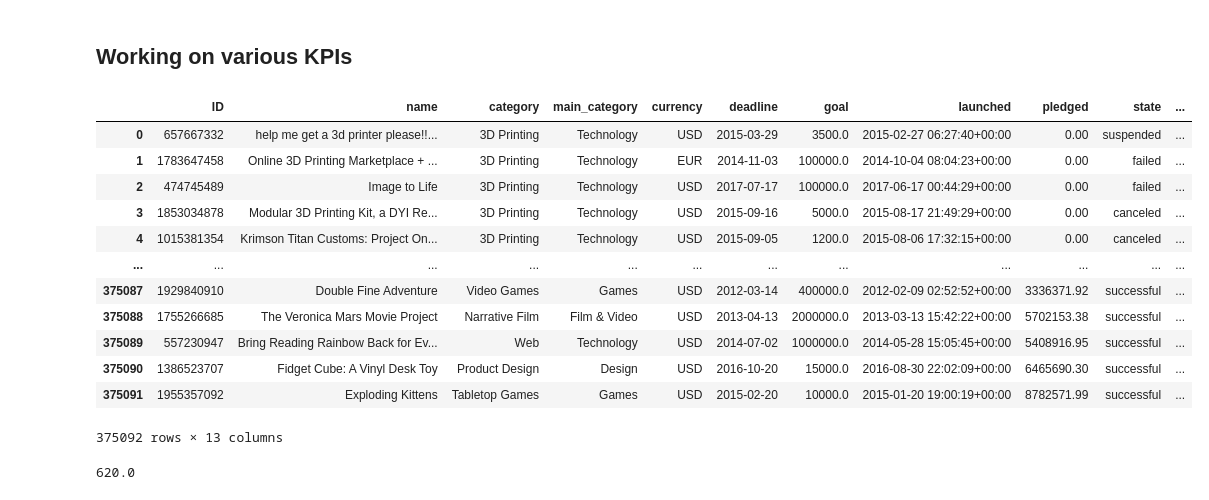
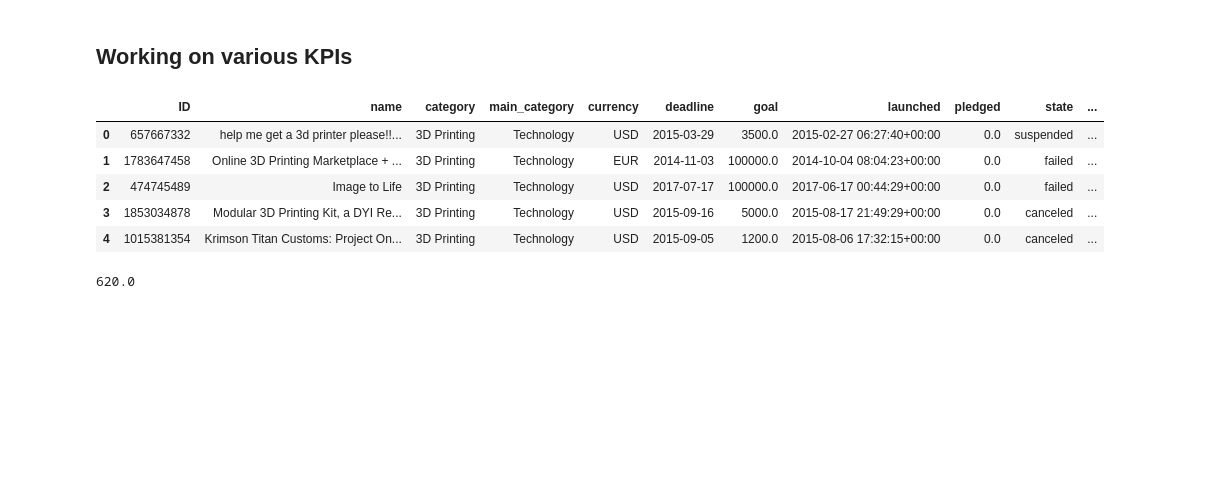
Before and after one commit to rathoddharmendra/kickstarter_projects-success-analysis, a Jupyter notebook: kickstarter_platform_analysis_notebook.ipynb, the cells around one changed output. Cells and saved outputs as stored; diff of their text form; code cells hidden in the pictures; blank space fills up the shorter version.

```diff
--- a/kickstarter_platform_analysis_notebook.ipynb
+++ b/kickstarter_platform_analysis_notebook.ipynb
@@ -26,27 +26,20 @@ client = bigquery.Client(credentials=creds, project='data-analytics-ns-470609')
 # %%
 query = """
 SELECT
-  -- APPROX_QUANTILES(funding_per_project, 100)[OFFSET(50)] AS median_funding_per_project
+  -- APPROX_QUANTILES(pledged, 100)[OFFSET(50)] AS median_funding_per_project
   *
 FROM `data-analytics-ns-470609.kickstarter_project_analysis.ks-projects-clean`
 """
 
 df = client.query(query).to_dataframe()
 df.head()
 # %% [output]
 |  | ID | name | category | main_category | currency | deadline | goal | launched | pledged | state | ... |
-| 0 | 657667332 | help me get a 3d printer please!!... | 3D Printing | Technology | USD | 2015-03-29 | 3500.0 | 2015-02-27 06:27:40+00:00 | 0.00 | suspended | ... |
-| 1 | 1783647458 | Online 3D Printing Marketplace + ... | 3D Printing | Technology | EUR | 2014-11-03 | 100000.0 | 2014-10-04 08:04:23+00:00 | 0.00 | failed | ... |
-| 2 | 474745489 | Image to Life | 3D Printing | Technology | USD | 2017-07-17 | 100000.0 | 2017-06-17 00:44:29+00:00 | 0.00 | failed | ... |
-| 3 | 1853034878 | Modular 3D Printing Kit, a DYI Re... | 3D Printing | Technology | USD | 2015-09-16 | 5000.0 | 2015-08-17 21:49:29+00:00 | 0.00 | canceled | ... |
-| 4 | 1015381354 | Krimson Titan Customs: Project On... | 3D Printing | Technology | USD | 2015-09-05 | 1200.0 | 2015-08-06 17:32:15+00:00 | 0.00 | canceled | ... |
-| ... | ... | ... | ... | ... | ... | ... | ... | ... | ... | ... | ... |
-| 375087 | 1929840910 | Double Fine Adventure | Video Games | Games | USD | 2012-03-14 | 400000.0 | 2012-02-09 02:52:52+00:00 | 3336371.92 | successful | ... |
-| 375088 | 1755266685 | The Veronica Mars Movie Project | Narrative Film | Film & Video | USD | 2013-04-13 | 2000000.0 | 2013-03-13 15:42:22+00:00 | 5702153.38 | successful | ... |
-| 375089 | 557230947 | Bring Reading Rainbow Back for Ev... | Web | Technology | USD | 2014-07-02 | 1000000.0 | 2014-05-28 15:05:45+00:00 | 5408916.95 | successful | ... |
-| 375090 | 1386523707 | Fidget Cube: A Vinyl Desk Toy | Product Design | Design | USD | 2016-10-20 | 15000.0 | 2016-08-30 22:02:09+00:00 | 6465690.30 | successful | ... |
-| 375091 | 1955357092 | Exploding Kittens | Tabletop Games | Games | USD | 2015-02-20 | 10000.0 | 2015-01-20 19:00:19+00:00 | 8782571.99 | successful | ... |
+| 0 | 657667332 | help me get a 3d printer please!!... | 3D Printing | Technology | USD | 2015-03-29 | 3500.0 | 2015-02-27 06:27:40+00:00 | 0.0 | suspended | ... |
+| 1 | 1783647458 | Online 3D Printing Marketplace + ... | 3D Printing | Technology | EUR | 2014-11-03 | 100000.0 | 2014-10-04 08:04:23+00:00 | 0.0 | failed | ... |
+| 2 | 474745489 | Image to Life | 3D Printing | Technology | USD | 2017-07-17 | 100000.0 | 2017-06-17 00:44:29+00:00 | 0.0 | failed | ... |
+| 3 | 1853034878 | Modular 3D Printing Kit, a DYI Re... | 3D Printing | Technology | USD | 2015-09-16 | 5000.0 | 2015-08-17 21:49:29+00:00 | 0.0 | canceled | ... |
+| 4 | 1015381354 | Krimson Titan Customs: Project On... | 3D Printing | Technology | USD | 2015-09-05 | 1200.0 | 2015-08-06 17:32:15+00:00 | 0.0 | canceled | ... |
-375092 rows × 13 columns
 # %%
 df['pledged'].median()
 # %% [output]
```
Also changed, not shown: parts of 2 cells of this notebook.
